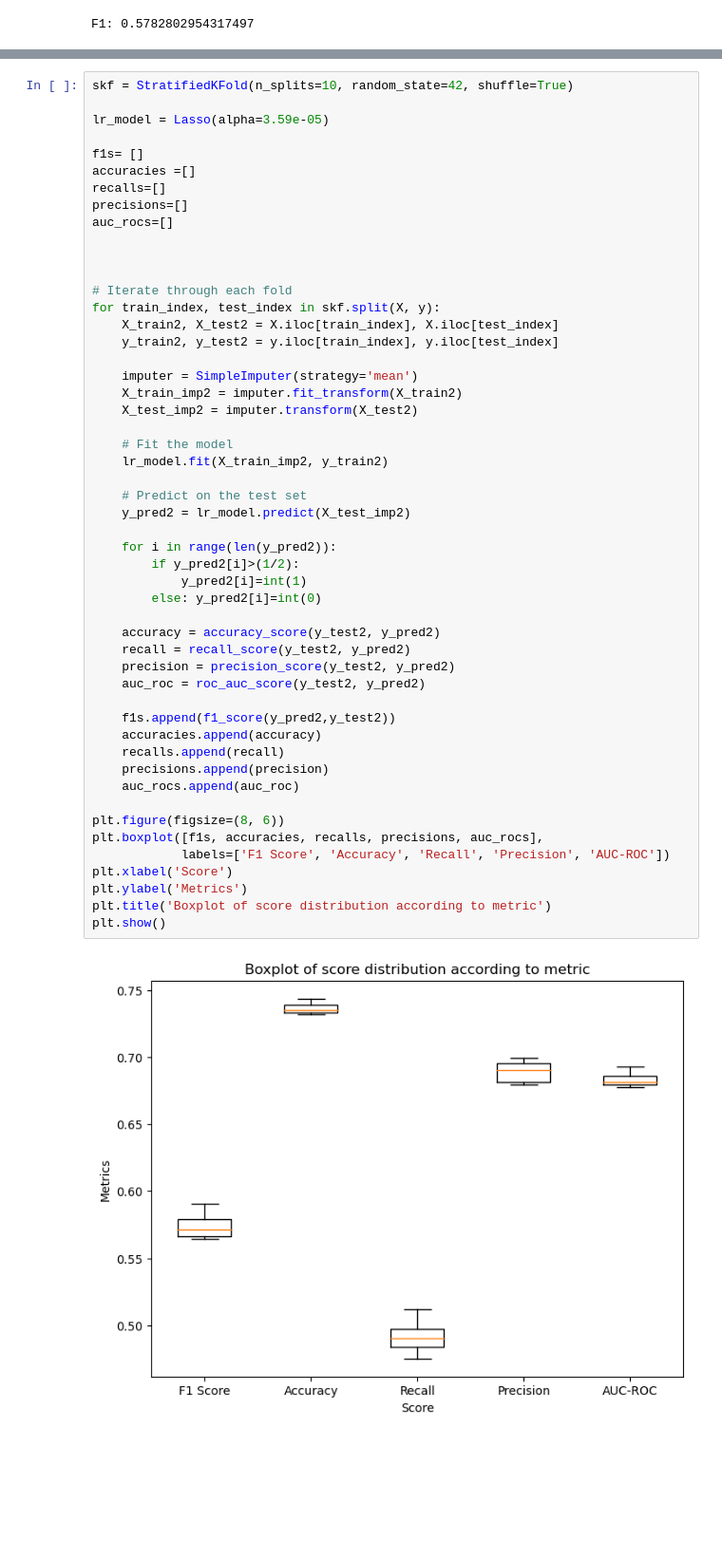
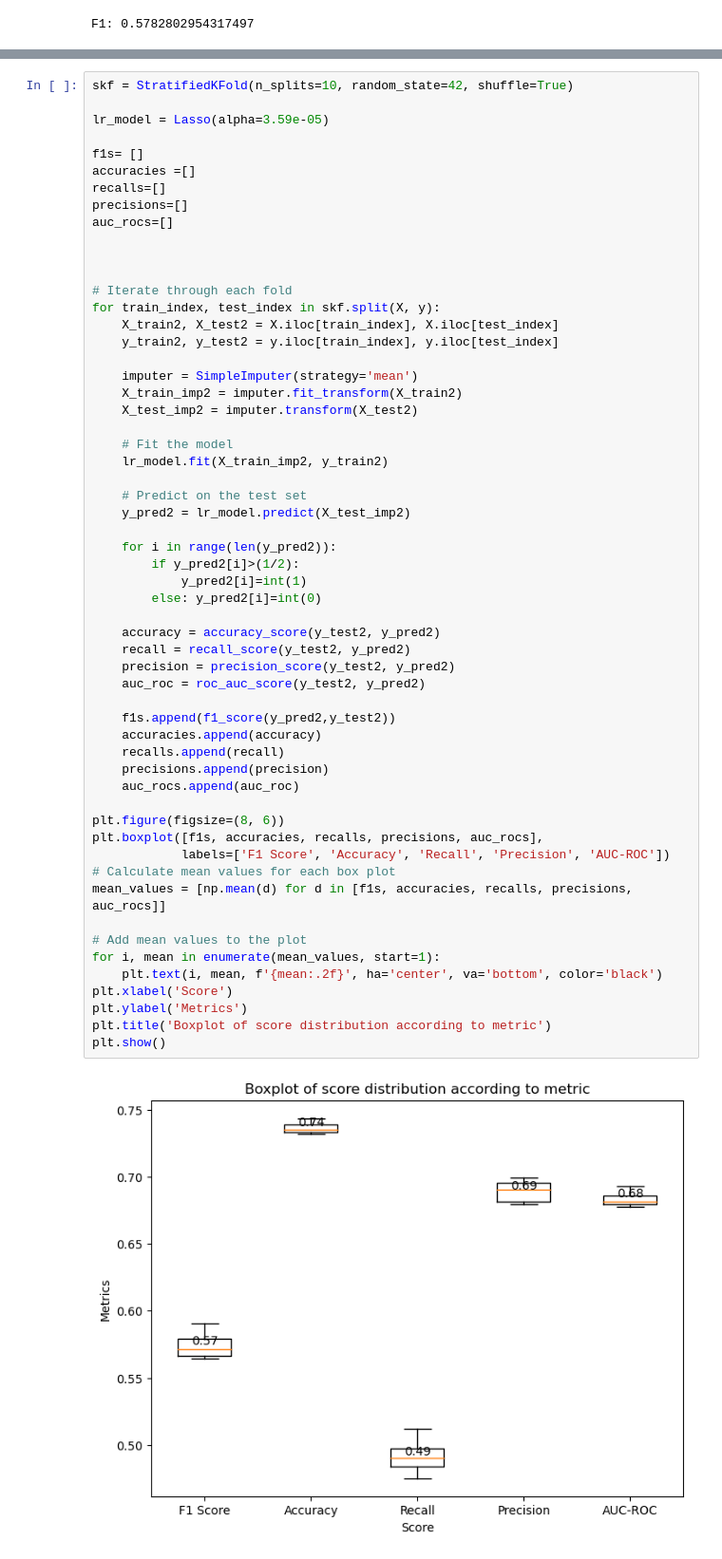
Before and after one commit to solinemignot/statapp_sujet26, a Jupyter notebook: Partie2_ML/ml linéaire/lasso.ipynb, the cells around one changed output, grey strips where cells are left out. Shown at 95% size. Cells and saved outputs as stored; diff of their text form; blank space fills up the shorter version.

```diff
--- a/Partie2_ML/ml linéaire/lasso.ipynb
+++ b/Partie2_ML/ml linéaire/lasso.ipynb
@@ -363,31 +363,37 @@ for train_index, test_index in skf.split(X, y):
     # Fit the model
     lr_model.fit(X_train_imp2, y_train2)
 
     # Predict on the test set
     y_pred2 = lr_model.predict(X_test_imp2)
 
     for i in range(len(y_pred2)):
         if y_pred2[i]>(1/2):
             y_pred2[i]=int(1)
         else: y_pred2[i]=int(0)
 
     accuracy = accuracy_score(y_test2, y_pred2)
     recall = recall_score(y_test2, y_pred2)
     precision = precision_score(y_test2, y_pred2)
     auc_roc = roc_auc_score(y_test2, y_pred2)
 
     f1s.append(f1_score(y_pred2,y_test2))
     accuracies.append(accuracy)
     recalls.append(recall)
     precisions.append(precision)
     auc_rocs.append(auc_roc)
 
 plt.figure(figsize=(8, 6))
 plt.boxplot([f1s, accuracies, recalls, precisions, auc_rocs],
             labels=['F1 Score', 'Accuracy', 'Recall', 'Precision', 'AUC-ROC'])
+# Calculate mean values for each box plot
+mean_values = [np.mean(d) for d in [f1s, accuracies, recalls, precisions, auc_rocs]]
+
+# Add mean values to the plot
+for i, mean in enumerate(mean_values, start=1):
+    plt.text(i, mean, f'{mean:.2f}', ha='center', va='bottom', color='black')
 plt.xlabel('Score')
 plt.ylabel('Metrics')
 plt.title('Boxplot of score distribution according to metric')
 plt.show()
 # %% [output]
-[figure, old version]
+[figure, new version]
```
Also changed, not shown: parts of 1 cell of this notebook, 6 other files.
